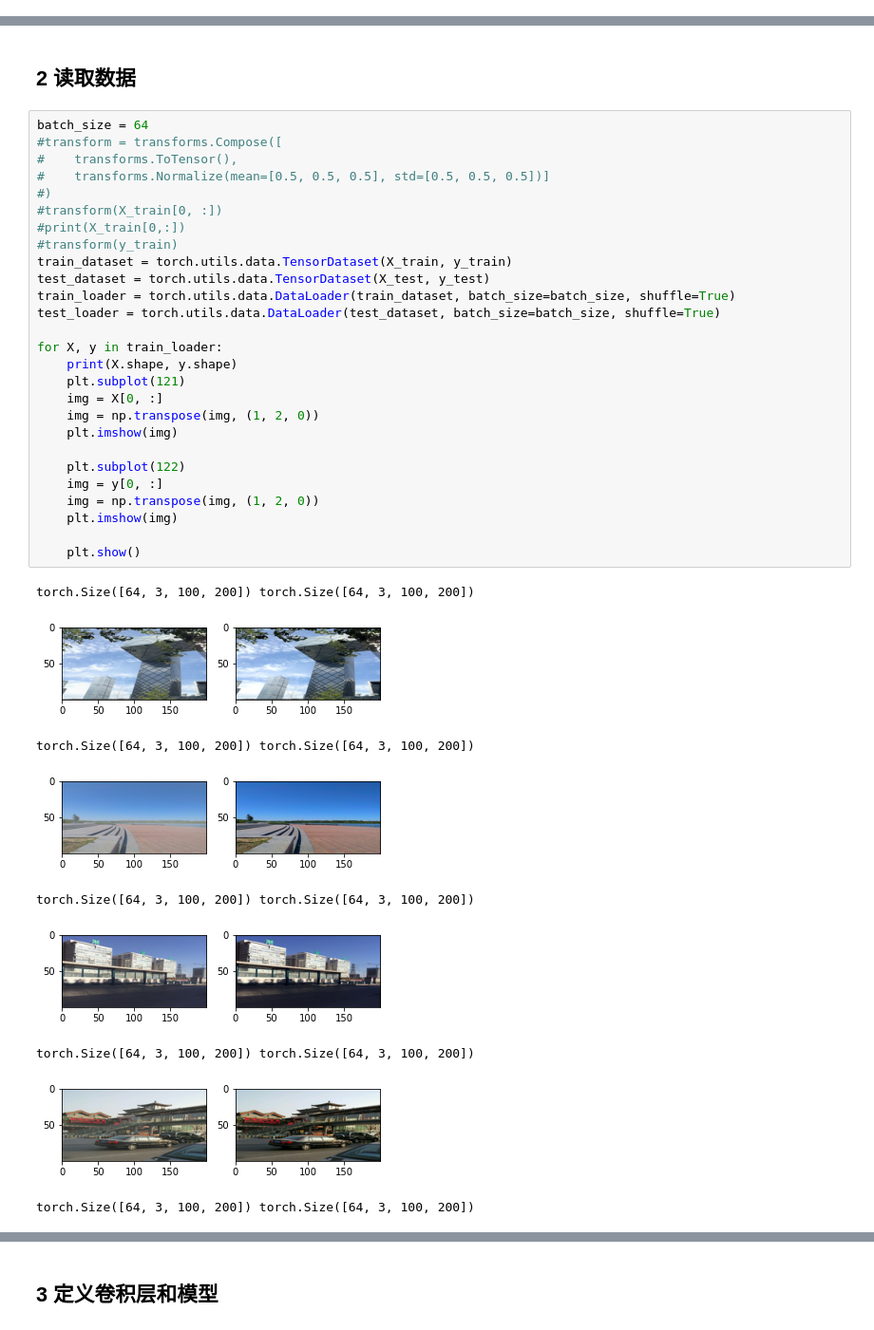
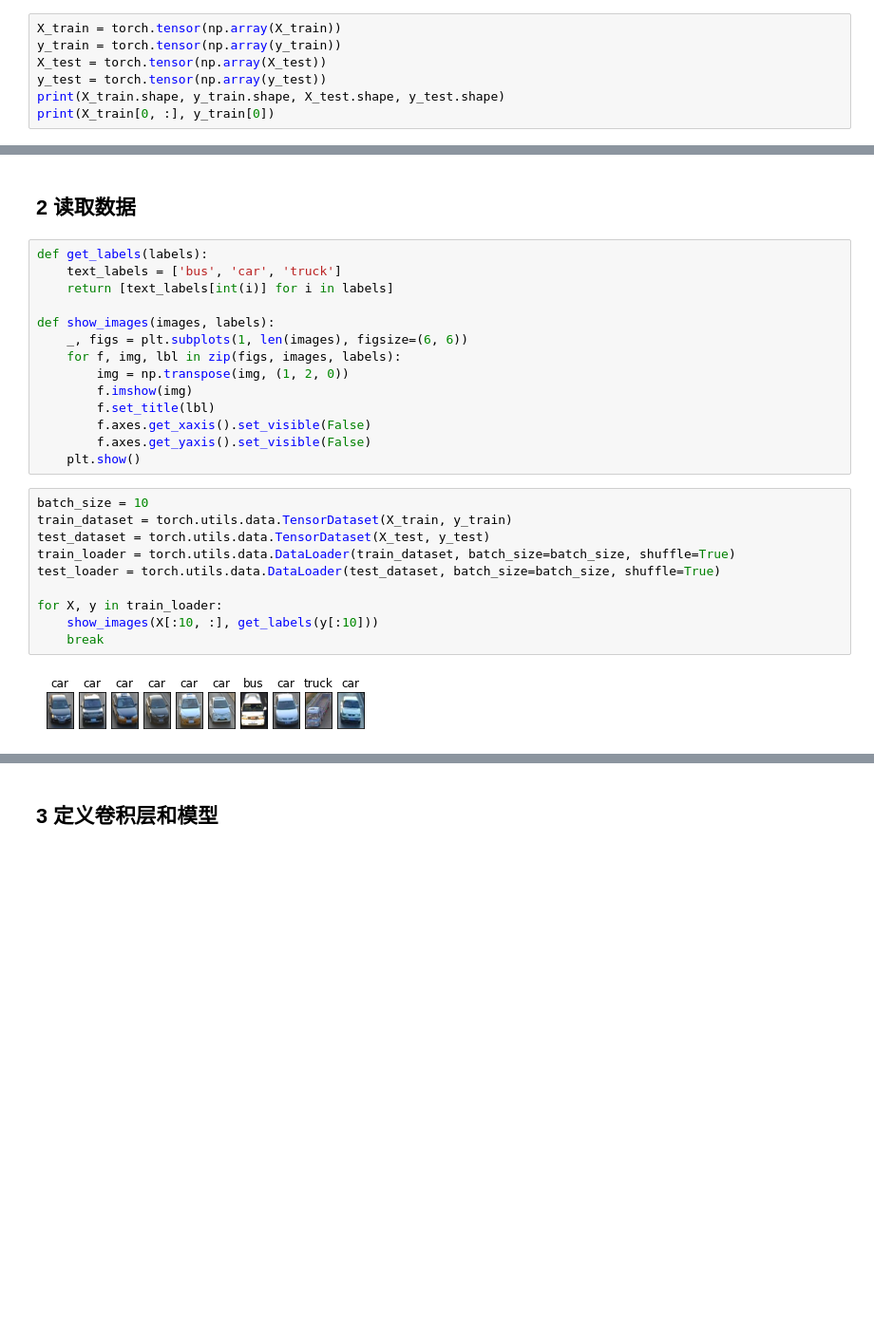
Before and after one commit to kyle-cloud/Deep-learning, a Jupyter notebook: torch/第三次实验作业/two_dimential_convolution_classify.ipynb, the cells around one changed output, grey strips where cells are left out. Shown at 95% size. Cells and saved outputs as stored; diff of their text form; blank space fills up the shorter version.

```diff
--- a/torch/第三次实验作业/two_dimential_convolution_classify.ipynb
+++ b/torch/第三次实验作业/two_dimential_convolution_classify.ipynb
@@ -48,0 +59,7 @@ torch.Size([520, 3, 100, 200]) cpu torch.Size([520, 3, 100, 200]) cpu
+# %%
+X_train = torch.tensor(np.array(X_train))
+y_train = torch.tensor(np.array(y_train))
+X_test = torch.tensor(np.array(X_test))
+y_test = torch.tensor(np.array(y_test))
+print(X_train.shape, y_train.shape, X_test.shape, y_test.shape)
+print(X_train[0, :], y_train[0])
@@ -49,39 +84,28 @@ torch.Size([520, 3, 100, 200]) cpu torch.Size([520, 3, 100, 200]) cpu
 # %% [markdown]
 ## 2 读取数据
+# %%
+def get_labels(labels):
+    text_labels = ['bus', 'car', 'truck']
+    return [text_labels[int(i)] for i in labels]
+
+def show_images(images, labels):
+    _, figs = plt.subplots(1, len(images), figsize=(6, 6))
+    for f, img, lbl in zip(figs, images, labels):
+        img = np.transpose(img, (1, 2, 0))
+        f.imshow(img)
+        f.set_title(lbl)
+        f.axes.get_xaxis().set_visible(False)
+        f.axes.get_yaxis().set_visible(False)
+    plt.show()
 # %%
-batch_size = 64
-#transform = transforms.Compose([
-#    transforms.ToTensor(),
-#    transforms.Normalize(mean=[0.5, 0.5, 0.5], std=[0.5, 0.5, 0.5])]
-#)
-#transform(X_train[0, :])
-#print(X_train[0,:])
-#transform(y_train)
+batch_size = 10
 train_dataset = torch.utils.data.TensorDataset(X_train, y_train)
 test_dataset = torch.utils.data.TensorDataset(X_test, y_test)
 train_loader = torch.utils.data.DataLoader(train_dataset, batch_size=batch_size, shuffle=True)
 test_loader = torch.utils.data.DataLoader(test_dataset, batch_size=batch_size, shuffle=True)
 
 for X, y in train_loader:
-    print(X.shape, y.shape)
-    plt.subplot(121)
-    img = X[0, :]
-    img = np.transpose(img, (1, 2, 0))
-    plt.imshow(img)
-
-    plt.subplot(122)
-    img = y[0, :]
-    img = np.transpose(img, (1, 2, 0))
-    plt.imshow(img)
-
-    plt.show()
+    show_images(X[:10, :], get_labels(y[:10]))
+    break
 # %% [output]
-torch.Size([64, 3, 100, 200]) torch.Size([64, 3, 100, 200])
-[figure, old version]
+[figure, new version]
-torch.Size([64, 3, 100, 200]) torch.Size([64, 3, 100, 200])
-[figure, removed]
-torch.Size([64, 3, 100, 200]) torch.Size([64, 3, 100, 200])
-[figure, removed]
-torch.Size([64, 3, 100, 200]) torch.Size([64, 3, 100, 200])
-[figure, removed]
-torch.Size([64, 3, 100, 200]) torch.Size([64, 3, 100, 200])
```
Also changed, not shown: parts of 10 cells of this notebook, 1 other file.
